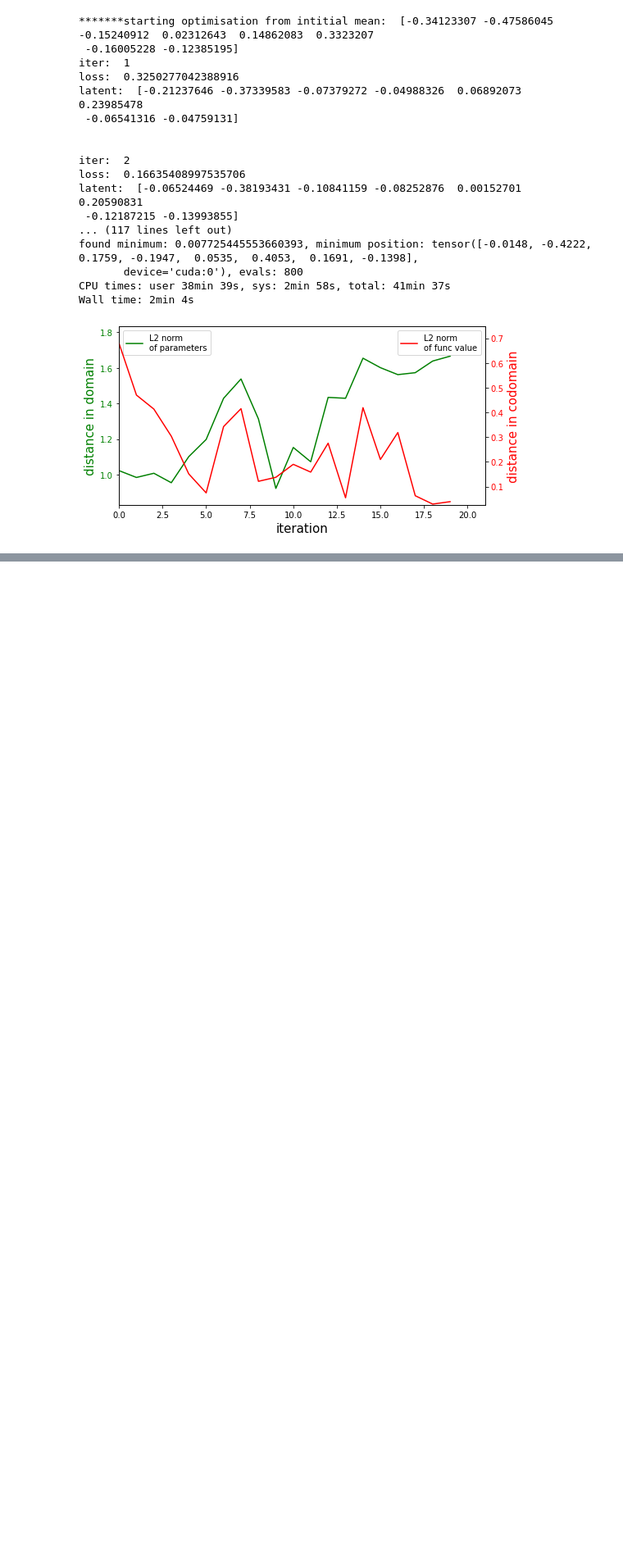
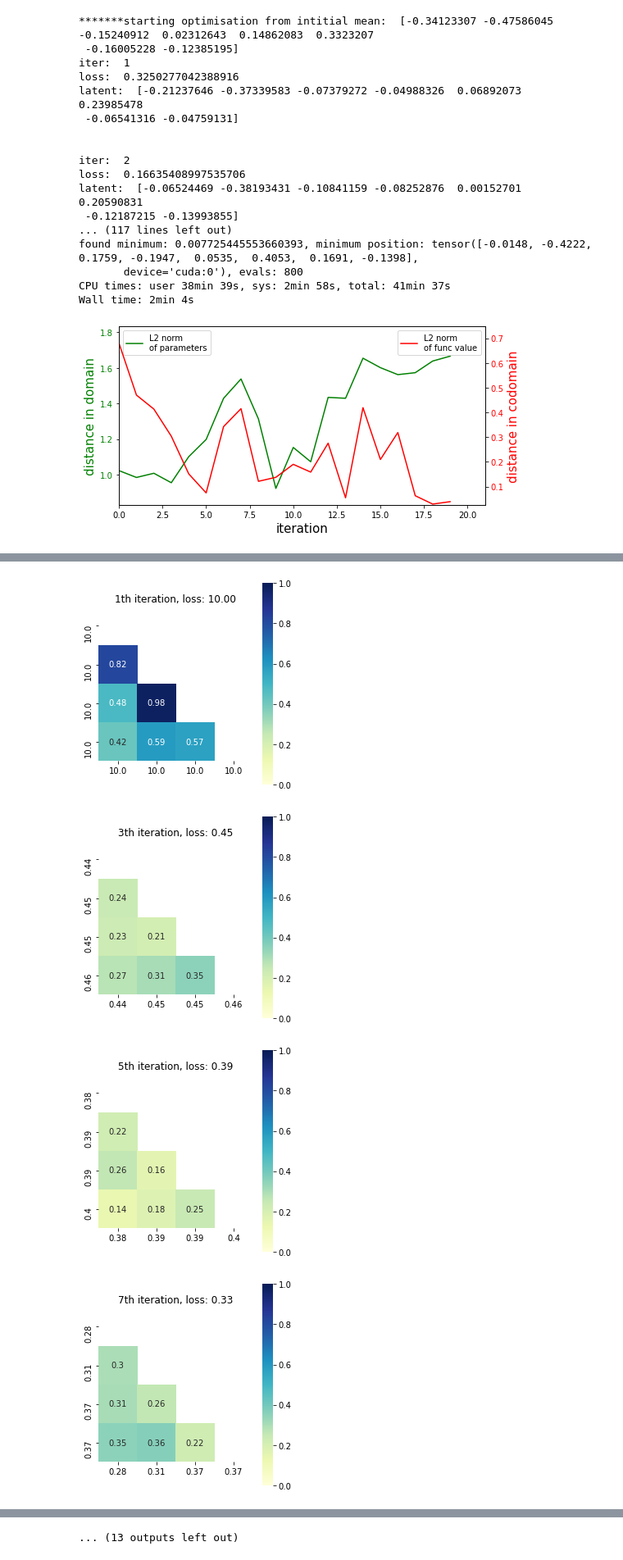
Before and after one commit to huajian1069/non-convex-optimisation, a Jupyter notebook: ExpsOnMinimalDeepSDF.ipynb, the cells around one changed output, grey strips where cells are left out. Shown at 82% size. Cells and saved outputs as stored; diff of their text form; code cells hidden in the pictures; blank space fills up the shorter version.

```diff
--- a/ExpsOnMinimalDeepSDF.ipynb
+++ b/ExpsOnMinimalDeepSDF.ipynb
@@ -424,0 +454,28 @@ np.save('data/51cmaAdam.npy', stats_mix['arg'])
+# %%
+for i, mat in enumerate(distn):
+    print(i)
+    print(mat)
+    print('\n')
+# %%
+argss = stats_mix['arg']
+valss = stats_mix['val'].mean(axis=1)
+
+dist = argss.reshape(-1, 1, 4, 8) - argss.reshape(-1, 4, 1, 8)
+unit = np.linalg.norm(latent.detach().cpu().numpy() - latent_target.cpu().numpy())
+distn = np.linalg.norm(dist, axis=(3)) / unit
+
+mask = np.triu(np.ones((4,4)), 0)
+# %%
+n = int(argss.shape[0]/2)
+for i in range(n):
+    figure, ax = plt.subplots(figsize=(4, 4))
+    figure.tight_layout()
+    ax.set_title("%dth iteration, loss: %.2f"%(i*2+1, valss[i*2].round(2)))
+    axsns = sns.heatmap(distn[i*2], mask=mask, vmin=0, vmax=1, ax=ax, annot=True, square=True,  cmap="YlGnBu")
+    axsns.set_xticklabels(stats_mix['val'][i*2].round(2))
+    axsns.set_yticklabels(stats_mix['val'][i*2].round(2))
+# %% [output]
+[figure, added]
+[figure, added]
+[figure, added]
+[figure, added]
@@ -425,3 +490,4 @@ np.save('data/51cmaAdam.npy', stats_mix['arg'])
+... (13 outputs left out)
 # %%
 ana_mix= post_analysis_single(stats_mix)
 ana_mix.plot_distance()
```
Also changed, not shown: parts of 22 cells of this notebook, 13 other files.
